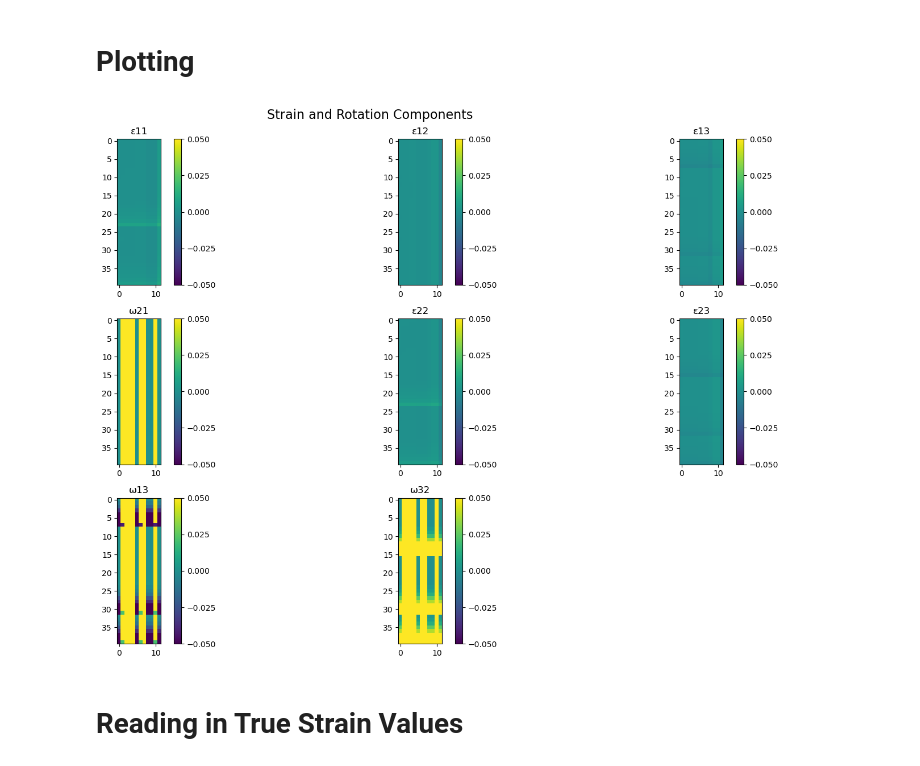
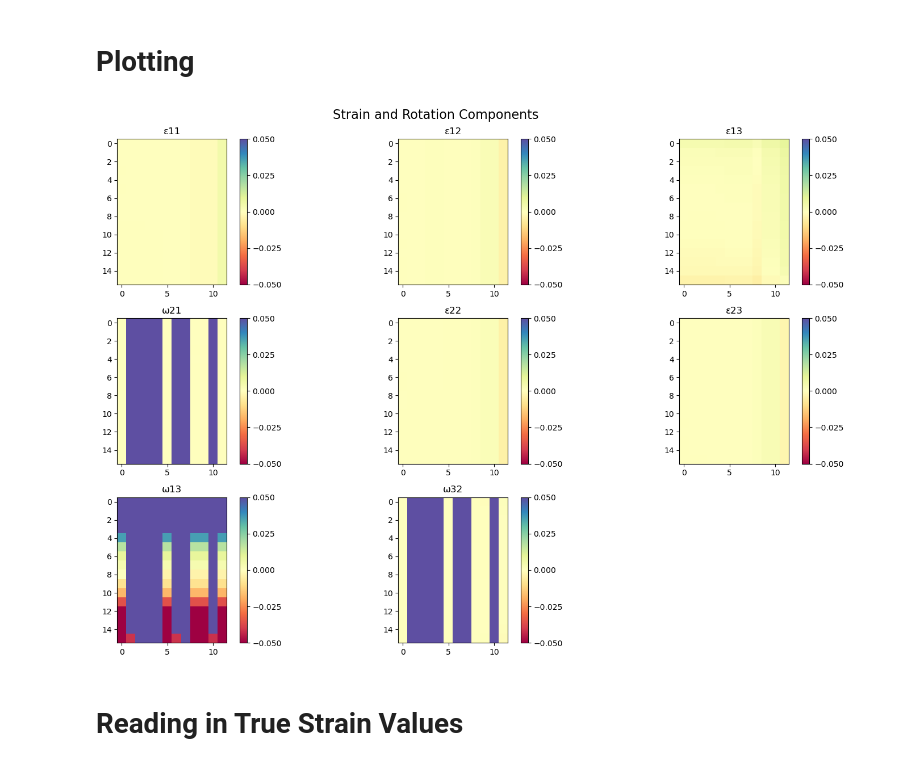
Before and after one commit to crestienne/IDIC-HREBSD, a Jupyter notebook: VisualizingResults-PCsensitivity.ipynb, the cells around one changed output. Drawn from its saved outputs; the diff is of its cells as text; code cells hidden in the pictures.

Commit message:
Changed color scheme (only for CDmods branch)

```diff
--- a/VisualizingResults-PCsensitivity.ipynb
+++ b/VisualizingResults-PCsensitivity.ipynb
@@ -78,0 +94,18 @@ epsilon, omega = conversions.F2strain(F)
+# %%
+order = [15, 14, 13, 12, 11, 10, 9, 8, 0, 1, 2, 3, 4, 5, 6, 7]
+
+#copy the epsilont
+epsilon_copy = epsilon.copy()
+omega_copy = omega.copy()
+
+
+print(epsilon_copy.shape)
+print(omega_copy.shape)
+
+for i in range(len(order)):
+    epsilon[i, :, :, :] = epsilon_copy[order[i], :, :, :]
+    omega[i, :, :, :] = omega_copy[order[i], :, :, :]
+    h_calc[i, :, :] = h_calc[order[i], :, :]
+epsilon = epsilon.reshape(Rows*Columns, 3, 3)
+omega = omega.reshape(Rows*Columns, 3, 3)
+h_calc = h_calc.reshape(Rows*Columns, 8)
@@ -111,50 +147,50 @@ w32 = w32.reshape((Rows, Columns))
 
 #plot strain components as subplots
 fig, ax = plt.subplots(3, 3, figsize=(15, 10))
 
 vmin = -5e-2
 vmax = 5e-2
 
-ax[0, 0].imshow(e11, cmap="viridis", vmin=vmin, vmax=vmax)
-cb1 = fig.colorbar(ax[0,0].imshow(e11, cmap="viridis", vmin=vmin, vmax=vmax), ax=ax[0,0])
+ax[0, 0].imshow(e11, cmap="Spectral", vmin=vmin, vmax=vmax)
+cb1 = fig.colorbar(ax[0,0].imshow(e11, cmap="Spectral", vmin=vmin, vmax=vmax), ax=ax[0,0])
 cb1.set_ticks([-5e-2, -2.5e-2, 0, 2.5e-2, 5e-2])
 ax[0, 0].set_title("ε11")
-ax[0, 1].imshow(e12, cmap="viridis", vmin=vmin, vmax=vmax)
-cb2 = fig.colorbar(ax[0,1].imshow(e12, cmap="viridis", vmin=vmin, vmax=vmax), ax=ax[0,1])
+ax[0, 1].imshow(e12, cmap="Spectral", vmin=vmin, vmax=vmax)
+cb2 = fig.colorbar(ax[0,1].imshow(e12, cmap="Spectral", vmin=vmin, vmax=vmax), ax=ax[0,1])
 cb2.set_ticks([-5e-2, -2.5e-2, 0, 2.5e-2, 5e-2])
 ax[0, 1].set_title("ε12")
-ax[0, 2].imshow(e13, cmap="viridis", vmin=vmin, vmax=vmax)
-cb3 = fig.colorbar(ax[0,2].imshow(e13, cmap="viridis", vmin=vmin, vmax=vmax), ax=ax[0,2])
+ax[0, 2].imshow(e13, cmap="Spectral", vmin=vmin, vmax=vmax)
+cb3 = fig.colorbar(ax[0,2].imshow(e13, cmap="Spectral", vmin=vmin, vmax=vmax), ax=ax[0,2])
 cb3.set_ticks([-5e-2, -2.5e-2, 0, 2.5e-2, 5e-2])
 ax[0, 2].set_title("ε13")
-ax[1, 0].imshow(w21, cmap="viridis", vmin=vmin, vmax=vmax)
-cb4 = fig.colorbar(ax[1,0].imshow(w21, cmap="viridis", vmin=vmin, vmax=vmax), ax=ax[1,0])
+ax[1, 0].imshow(w21, cmap="Spectral", vmin=vmin, vmax=vmax)
+cb4 = fig.colorbar(ax[1,0].imshow(w21, cmap="Spectral", vmin=vmin, vmax=vmax), ax=ax[1,0])
 cb4.set_ticks([-5e-2, -2.5e-2, 0, 2.5e-2, 5e-2])
 ax[1, 0].set_title("ω21")
-ax[1, 1].imshow(e22, cmap="viridis", vmin=vmin, vmax=vmax)
-cb5 = fig.colorbar(ax[1,1].imshow(e22, cmap="viridis", vmin=vmin, vmax=vmax), ax=ax[1,1])
+ax[1, 1].imshow(e22, cmap="Spectral", vmin=vmin, vmax=vmax)
+cb5 = fig.colorbar(ax[1,1].imshow(e22, cmap="Spectral", vmin=vmin, vmax=vmax), ax=ax[1,1])
 cb5.set_ticks([-5e-2, -2.5e-2, 0, 2.5e-2, 5e-2])
 ax[1, 1].set_title("ε22")
-ax[1, 2].imshow(e23, cmap="viridis", vmin=vmin, vmax=vmax)
-cb6 = fig.colorbar(ax[1,2].imshow(e23, cmap="viridis", vmin=vmin, vmax=vmax), ax=ax[1,2])
+ax[1, 2].imshow(e23, cmap="Spectral", vmin=vmin, vmax=vmax)
+cb6 = fig.colorbar(ax[1,2].imshow(e23, cmap="Spectral", vmin=vmin, vmax=vmax), ax=ax[1,2])
 cb6.set_ticks([-5e-2, -2.5e-2, 0, 2.5e-2, 5e-2])
 ax[1, 2].set_title("ε23")
-ax[2, 0].imshow(w13, cmap="viridis", vmin=vmin, vmax=vmax)
-cb7 = fig.colorbar(ax[2,0].imshow(w13, cmap="viridis", vmin=vmin, vmax=vmax), ax=ax[2,0])
+ax[2, 0].imshow(w13, cmap="Spectral", vmin=vmin, vmax=vmax)
+cb7 = fig.colorbar(ax[2,0].imshow(w13, cmap="Spectral", vmin=vmin, vmax=vmax), ax=ax[2,0])
 cb7.set_ticks([-5e-2, -2.5e-2, 0, 2.5e-2, 5e-2])
 ax[2, 0].set_title("ω13")
-ax[2, 1].imshow(w32, cmap="viridis", vmin=vmin, vmax=vmax)
-cb8 = fig.colorbar(ax[2,1].imshow(w32, cmap="viridis", vmin=vmin, vmax=vmax), ax=ax[2,1])
+ax[2, 1].imshow(w32, cmap="Spectral", vmin=vmin, vmax=vmax)
+cb8 = fig.colorbar(ax[2,1].imshow(w32, cmap="Spectral", vmin=vmin, vmax=vmax), ax=ax[2,1])
 cb8.set_ticks([-5e-2, -2.5e-2, 0, 2.5e-2, 5e-2])
 ax[2, 1].set_title("ω32")
 ax[2, 2].axis("off")
 #set a supertitle
 fig.suptitle(f"Strain and Rotation Components", fontsize=16)
 
 plt.tight_layout()
 plt.savefig(f"{foldername}/Strain_and_Rotation_Calculated - DETECTOR REFERENCE FRAME.png")
 # %% [output]
-[figure, old version]
+[figure, new version]
 # %%
 #also save each subplot individually
 components = {
```
Also changed, not shown: parts of 57 cells of this notebook, 1 other file.
